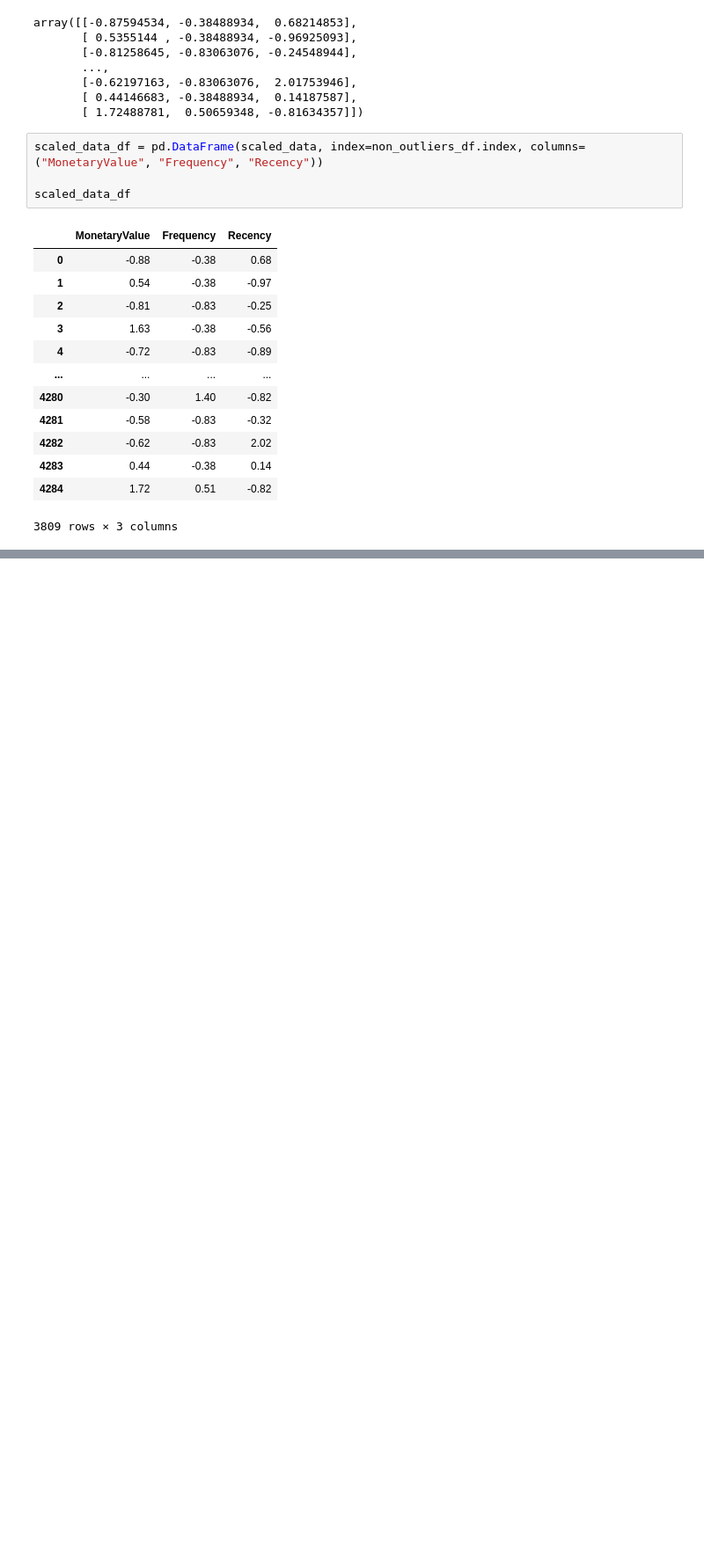
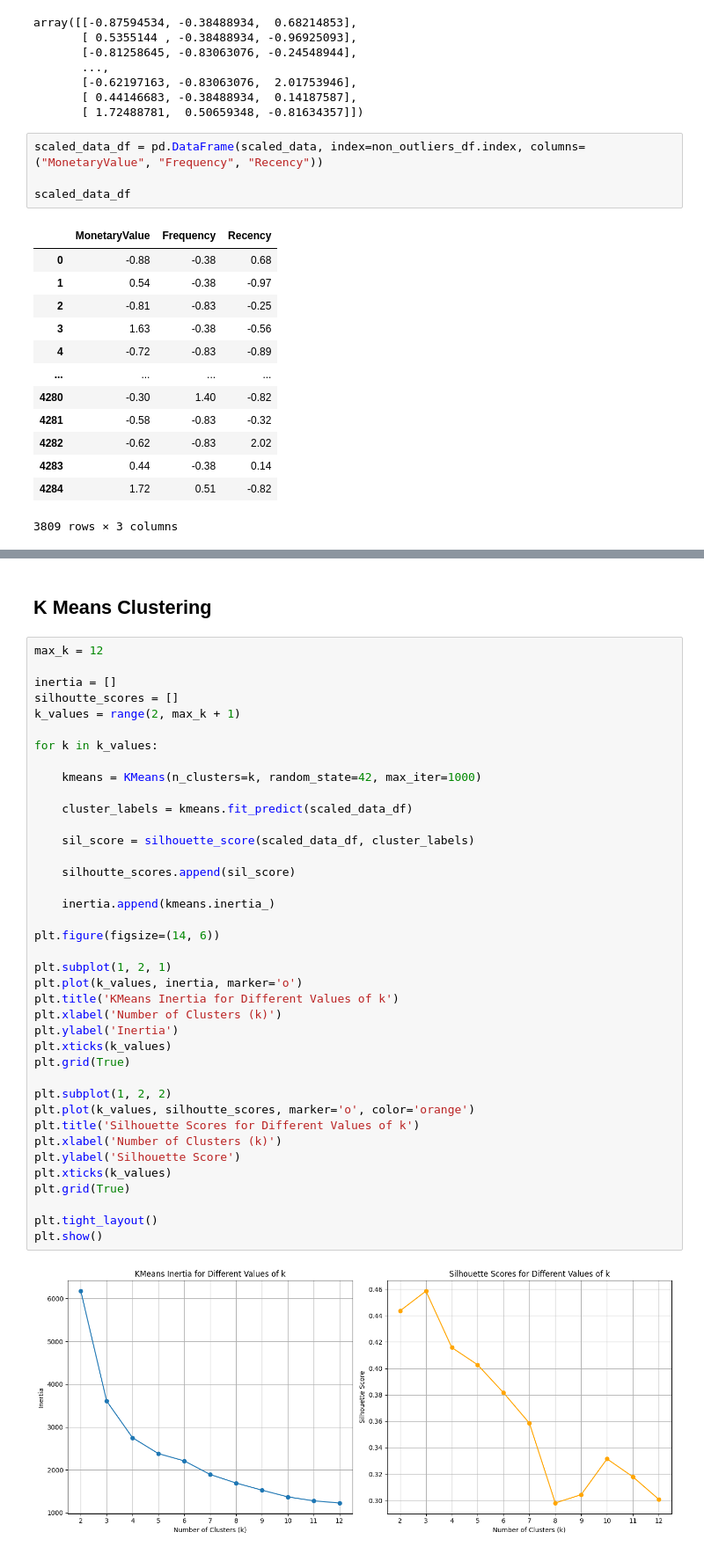
Before and after one commit to AvirukthGT/OnlineSalesAnalytics, a Jupyter notebook: Retail_data_clustering.ipynb, the cells around one changed output, grey strips where cells are left out. Shown: that part at 88% size. Saved outputs shown, nothing was run; the diff lists cells and outputs as text; blank space fills up the shorter version.

Commit message:
Kmeans Clustering

```diff
--- a/Retail_data_clustering.ipynb
+++ b/Retail_data_clustering.ipynb
@@ -486,0 +502,43 @@ scaled_data_df
+# %% [markdown]
+## K Means Clustering
+# %%
+max_k = 12
+
+inertia = []
+silhoutte_scores = []
+k_values = range(2, max_k + 1)
+
+for k in k_values:
+
+    kmeans = KMeans(n_clusters=k, random_state=42, max_iter=1000)
+
+    cluster_labels = kmeans.fit_predict(scaled_data_df)
+
+    sil_score = silhouette_score(scaled_data_df, cluster_labels)
+
+    silhoutte_scores.append(sil_score)
+
+    inertia.append(kmeans.inertia_)
+
+plt.figure(figsize=(14, 6))
+
+plt.subplot(1, 2, 1)
+plt.plot(k_values, inertia, marker='o')
+plt.title('KMeans Inertia for Different Values of k')
+plt.xlabel('Number of Clusters (k)')
+plt.ylabel('Inertia')
+plt.xticks(k_values)
+plt.grid(True)
+
+plt.subplot(1, 2, 2)
+plt.plot(k_values, silhoutte_scores, marker='o', color='orange')
+plt.title('Silhouette Scores for Different Values of k')
+plt.xlabel('Number of Clusters (k)')
+plt.ylabel('Silhouette Score')
+plt.xticks(k_values)
+plt.grid(True)
+
+plt.tight_layout()
+plt.show()
+# %% [output]
+[figure, added]
```
Also changed, not shown: parts of 4 cells of this notebook.
